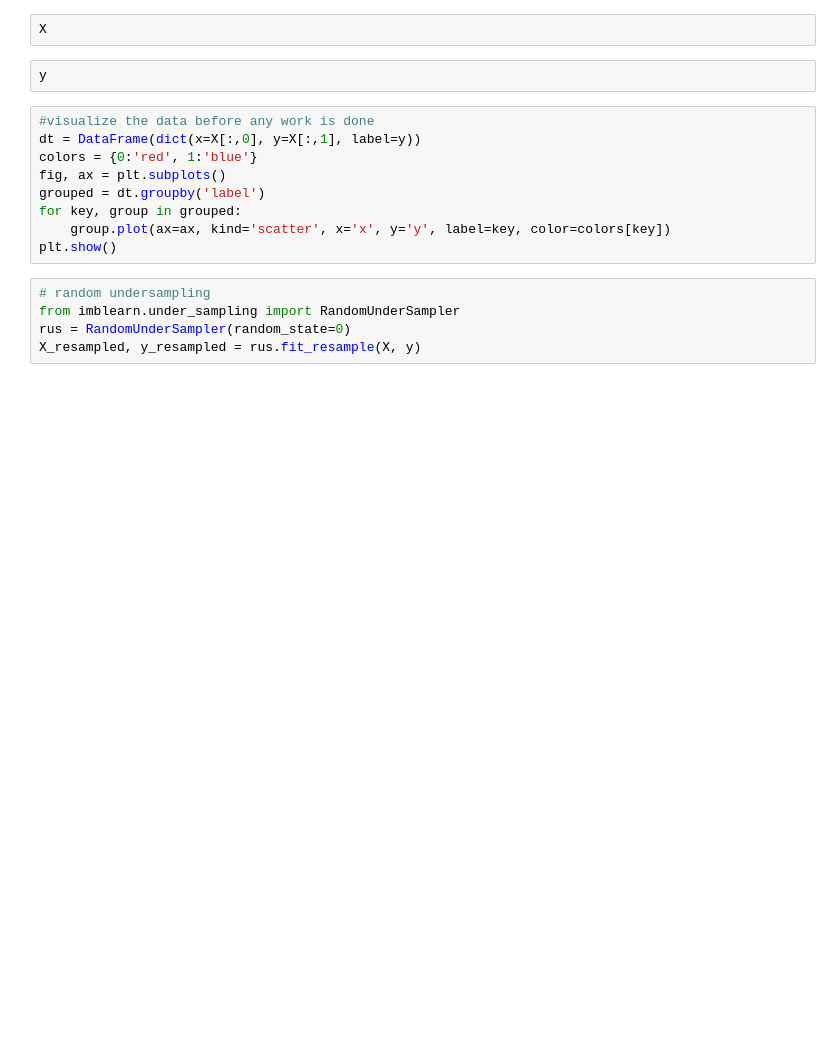
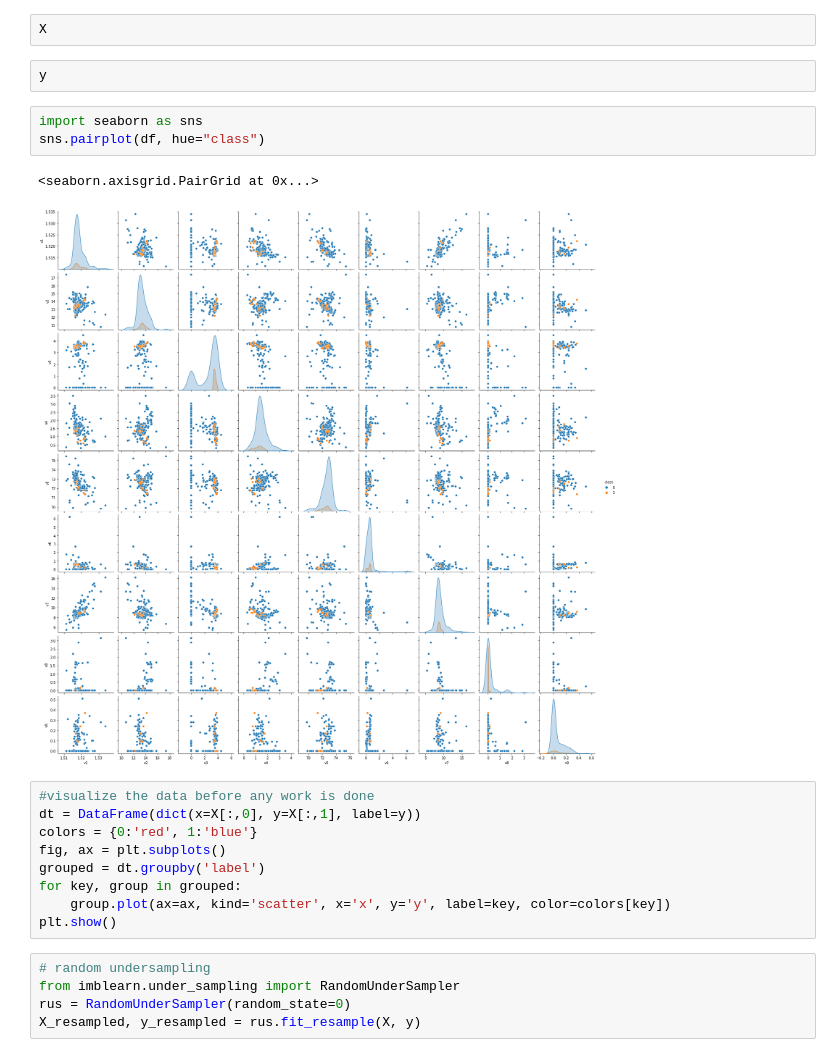
Before and after one commit to winwinteam/imbalance-data, a Jupyter notebook: source code/Random+UnderSampling.ipynb, the cells around one changed output. Drawn from its saved outputs; the diff is of its cells as text; blank space fills up the shorter version.

Commit message:
add pairplot

```diff
--- a/source code/Random+UnderSampling.ipynb
+++ b/source code/Random+UnderSampling.ipynb
@@ -35,6 +75,12 @@ print(sorted(Counter(y).items()))
 X
 # %%
 y
+# %%
+import seaborn as sns
+sns.pairplot(df, hue="class")
+# %% [output]
+<seaborn.axisgrid.PairGrid at 0x...>
+[figure, added]
 # %%
 #visualize the data before any work is done
 dt = DataFrame(dict(x=X[:,0], y=X[:,1], label=y))
```
Also changed, not shown: parts of 9 cells of this notebook, 2 other files.
